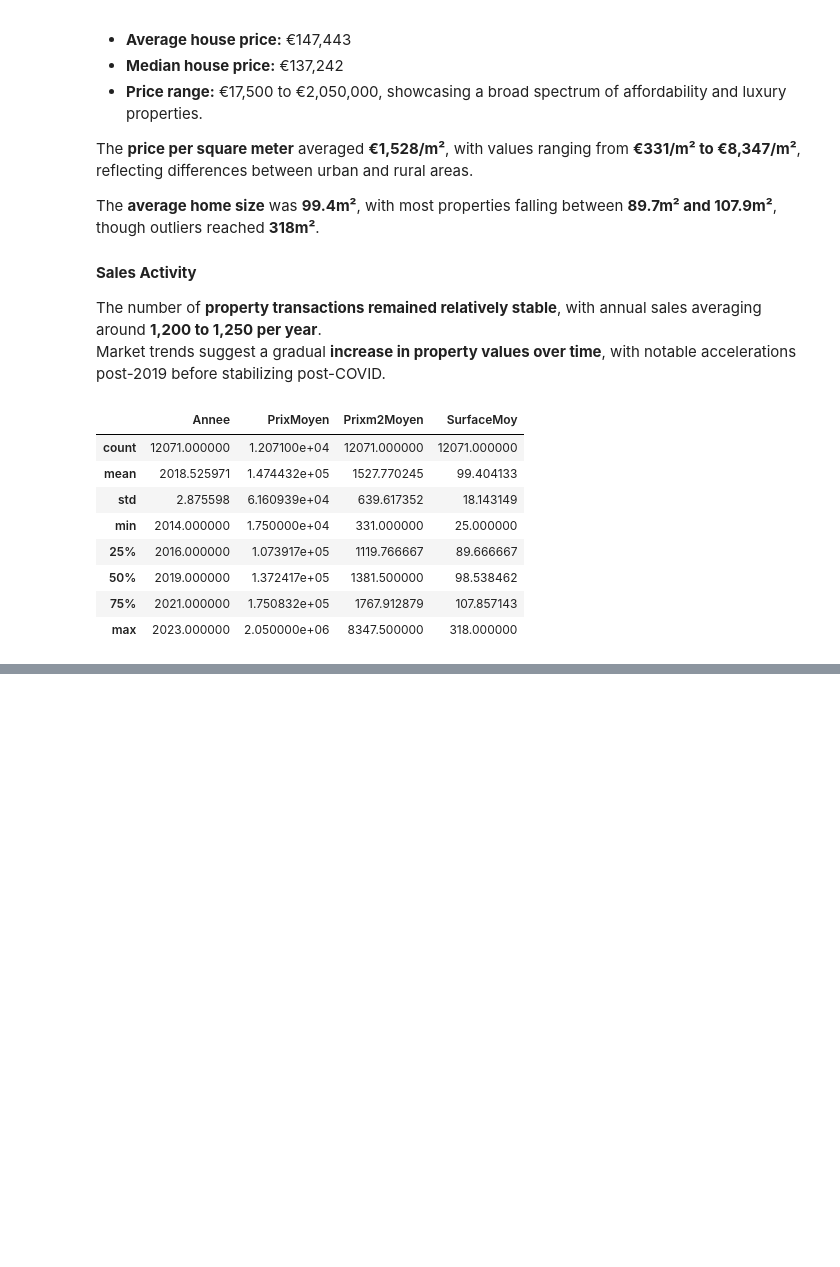
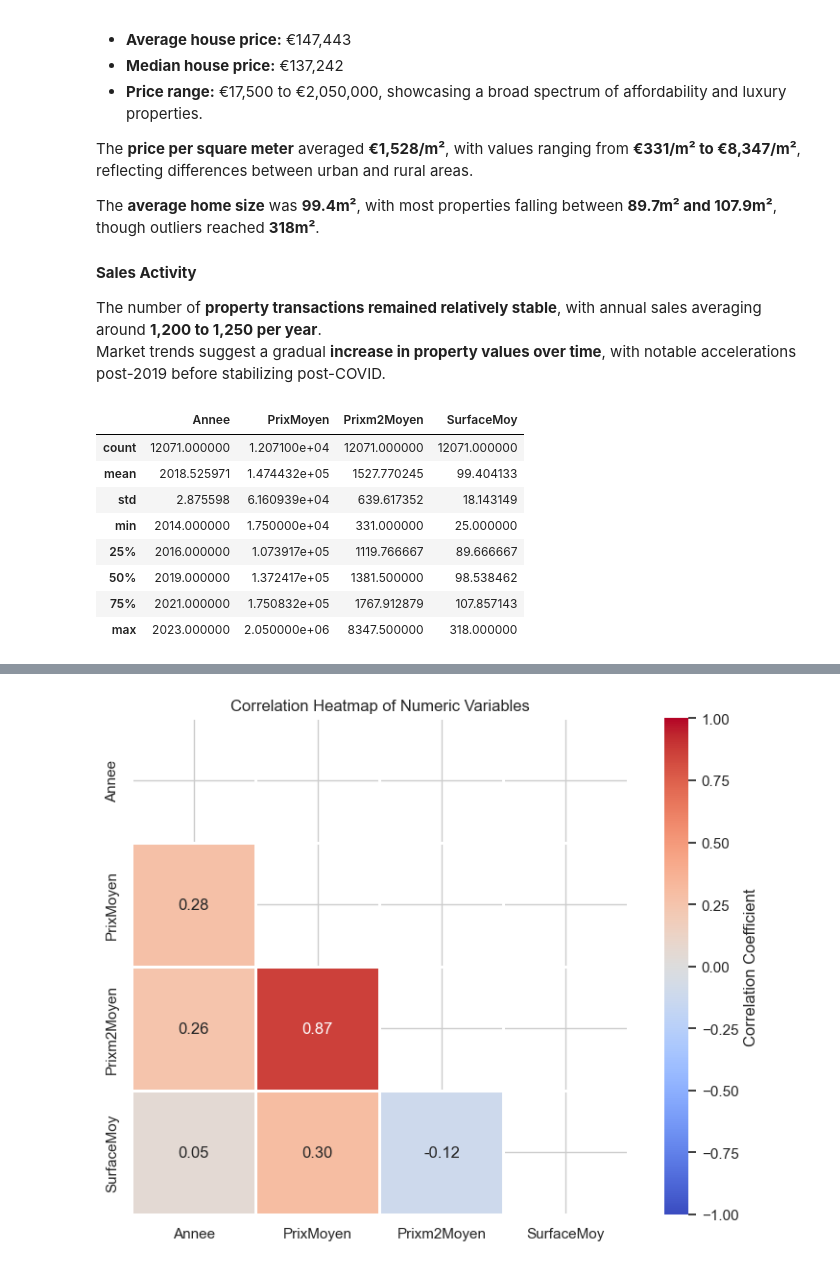
Before and after one commit to Aer-3888/EDA_Housing, a Jupyter notebook: EDA_Immobillier_france_covid.ipynb, the cells around one changed output, grey strips where cells are left out. Saved outputs shown, nothing was run; the diff lists cells and outputs as text; code cells hidden in the pictures; blank space fills up the shorter version.

```diff
--- a/EDA_Immobillier_france_covid.ipynb
+++ b/EDA_Immobillier_france_covid.ipynb
@@ -485,0 +619,26 @@ Passing `palette` without assigning `hue` is deprecated and will be removed in v
+# %%
+# Figure 8: Correlation Heatmap
+
+numeric_cols = data_region[['Annee', 'PrixMoyen', 'Prixm2Moyen', 'SurfaceMoy']]
+corr_matrix = numeric_cols.corr()
+
+plt.figure(figsize=(8, 6))
+mask = np.triu(np.ones_like(corr_matrix, dtype=bool))
+
+sns.heatmap(
+    corr_matrix,
+    annot=True,
+    fmt='.2f',
+    cmap='coolwarm',
+    center=0,
+    mask=mask,
+    square=True,
+    linewidths=1,
+    vmin=-1, vmax=1,
+    cbar_kws={'label': 'Correlation Coefficient'}
+)
+plt.title('Correlation Heatmap of Numeric Variables')
+plt.tight_layout()
+plt.show()
+# %% [output]
+[figure, added]
```
Also changed, not shown: parts of 21 cells of this notebook, 2 other files.
